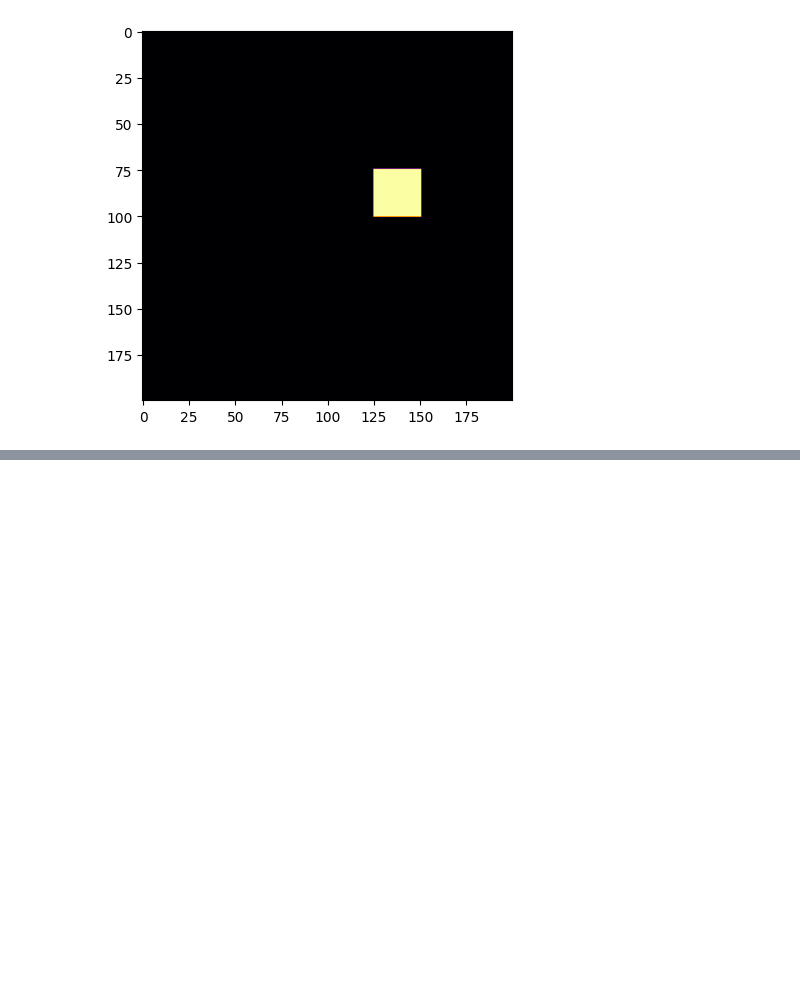
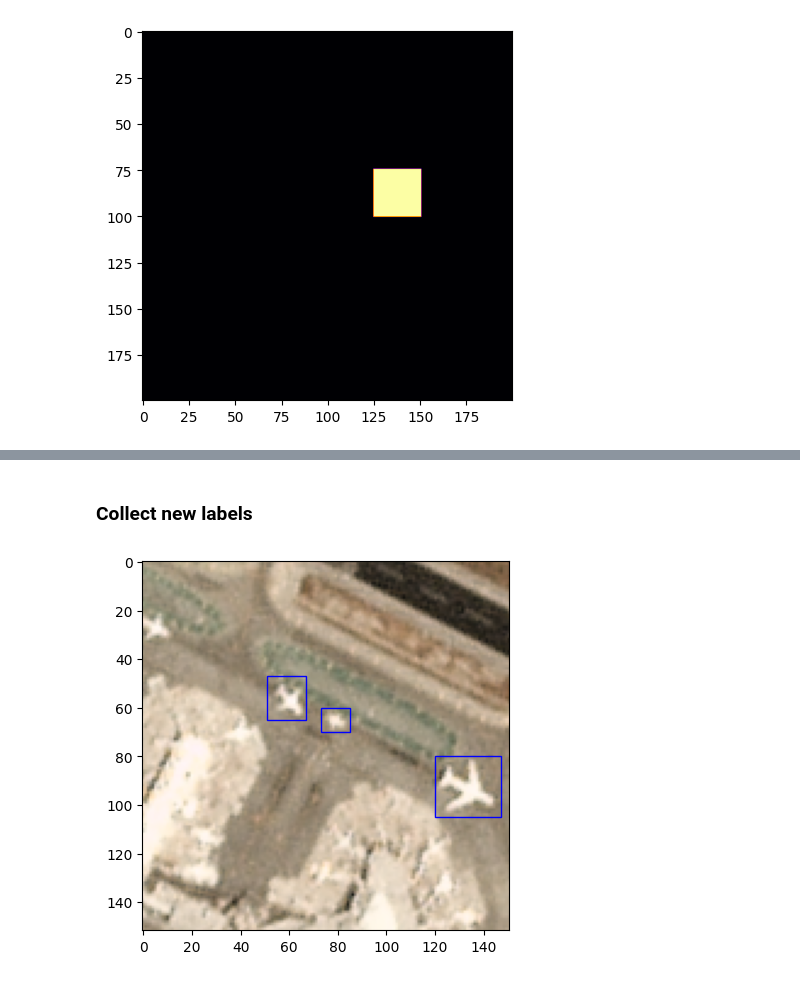
Before and after one commit to OKKM-insights/backend, a Jupyter notebook: prototyping/consensus_model.ipynb, the cells around one changed output, grey strips where cells are left out. Cells and saved outputs as stored; diff of their text form; code cells hidden in the pictures; blank space fills up the shorter version.

```diff
--- a/prototyping/consensus_model.ipynb
+++ b/prototyping/consensus_model.ipynb
@@ -200,0 +275,29 @@ Text(0.5, 1.0, 'confidence in prediction')
+# %% [markdown]
+### Collect new labels
+# %%
+new_labels = []
+new_labels.append(Label(18, "airplane", labelers[9], [73,60,85,70]))
+new_labels.append(Label(19, "airplane", labelers[9], [51,47,67,65]))
+new_labels.append(Label(20, "airplane", labelers[9], [120,80,147,105]))
+
+
+# prepate bounding boxes to be added to image
+bounding_boxes = []
+# for identifying labeler responsible for label
+colors = [[1,0,0],
+          [0,1,0],
+          [0,0,1],
+          [0.5,0,0.5],
+          [0,0.5,0.5]]
+fig, ax = plt.subplots()
+ax.imshow(image2)
+
+for label in new_labels:
+    bounding_boxes.append(patches.Rectangle(label.coordinates[0:2], label.coordinates[2]-label.coordinates[0], label.coordinates[3]-label.coordinates[1], linewidth=1, edgecolor=colors[2], facecolor='none'))
+
+for bounding_box in bounding_boxes:
+    ax.add_patch(bounding_box)
+
+plt.show()
+# %% [output]
+[figure, added]
```
Also changed, not shown: parts of 13 cells of this notebook.
